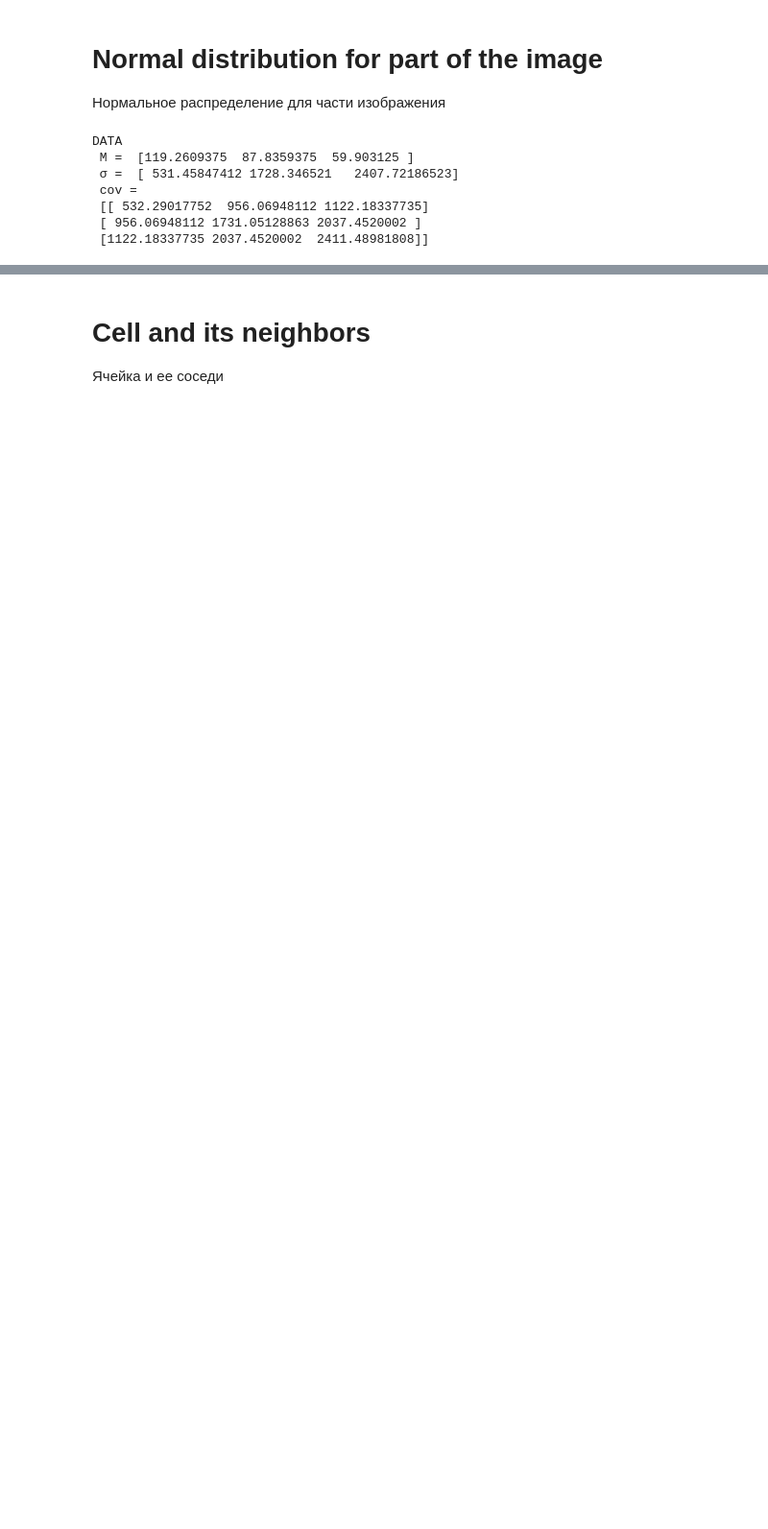
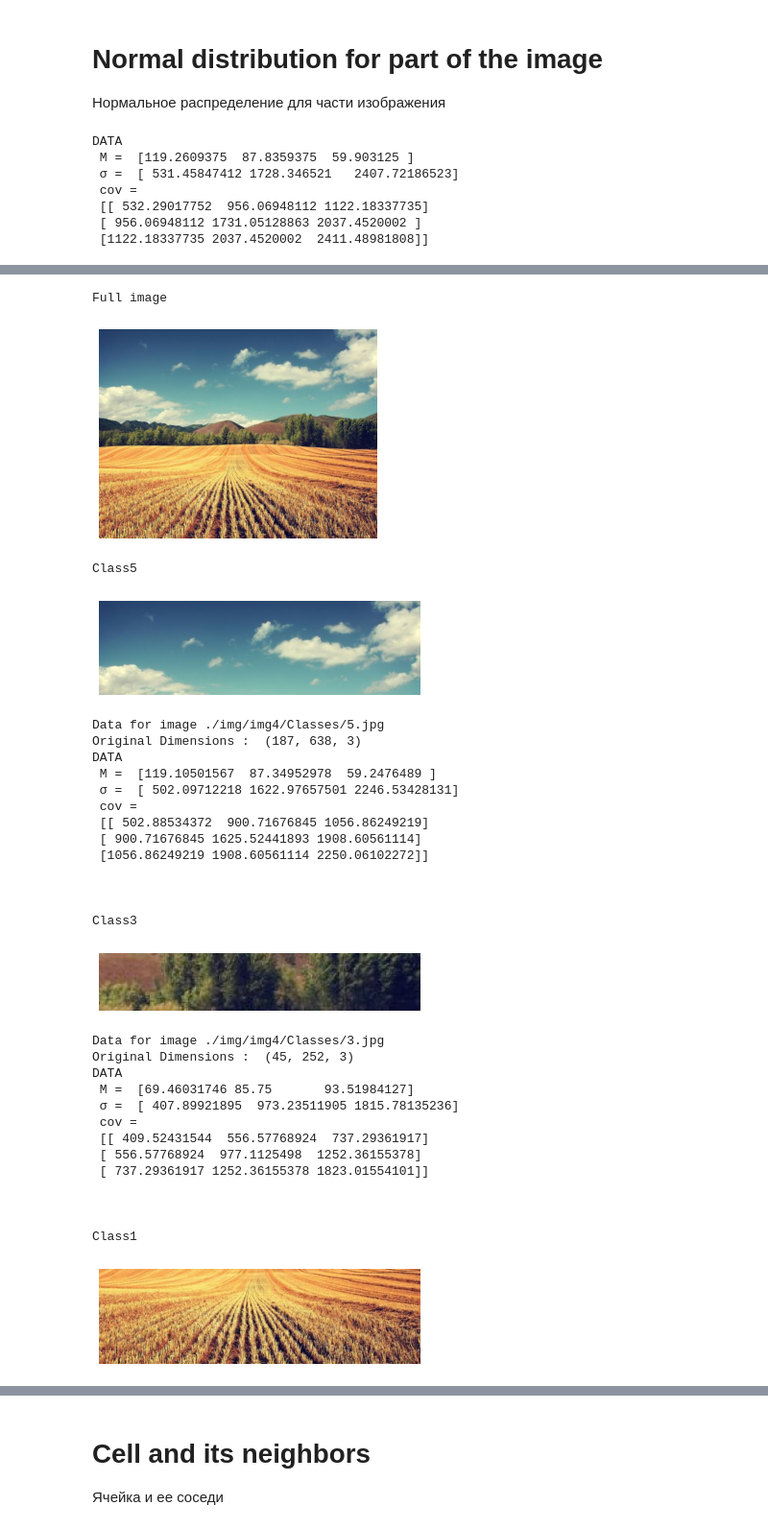
Before and after one commit to Alester99/Computational-geometry-in-computer-vision, a Jupyter notebook: Lab 2/Lab 2.ipynb, the cells around one changed output, grey strips where cells are left out. Shown at 96% size. Drawn from its saved outputs; the diff is of its cells as text; code cells hidden in the pictures; blank space fills up the shorter version.

```diff
--- a/Lab 2/Lab 2.ipynb
+++ b/Lab 2/Lab 2.ipynb
@@ -567,3 +565,0 @@ class All_distributions (object):
-# %%
-for i in [5,3,1]:
-    Image(f"./img/img4/Classes/{i}.jpg")
@@ -607,0 +566,31 @@ DATA
+# %%
+class All_distributions (object):
+    # Obtaining the covariance matrix and mathematical expectation
+    # Получение матрицы ковариации и математического ожидания
+    def __init__(self,image):
+        print("Full image")
+
+        fig, ax = plt.subplots()
+        ax.imshow(cv2.cvtColor(image.img, cv2.COLOR_BGR2RGB))
+        ax.axis('off')
+        plt.show()
+
+        self.data = {}
+        for i in [5,3,1]:
+            path = f"./img/img{image.number}/Classes/{i}.jpg"
+            print(f"Class{i}")
+            fig, ax = plt.subplots()
+            ax.imshow(cv2.cvtColor(cv2.imread(path, cv2.IMREAD_UNCHANGED), cv2.COLOR_BGR2RGB))
+            ax.axis('off')
+            plt.show()
+            print(f"Data for image {path}")
+            self.data[str(i)] = Normal_distribution(Image_class(path)).data
+            print("\n\n")
+
+        print("Part of image for test")
+        self.t = cv2.imread(f"./img/img{image.number}/test/t.jpg", cv2.IMREAD_UNCHANGED)
+        self.max_i, self.max_j, _ = self.t.shape
+        fig, ax = plt.subplots()
+        ax.imshow(cv2.cvtColor(self.t, cv2.COLOR_BGR2RGB))
+        ax.axis('off')
+        plt.show()
@@ -607,0 +614,35 @@ DATA
+# %%
+distributions = All_distributions(image)
+# %% [output]
+Full image
+[figure, added]
+Class5
+[figure, added]
+Data for image ./img/img4/Classes/5.jpg
+Original Dimensions :  (187, 638, 3)
+DATA
+ M =  [119.10501567  87.34952978  59.2476489 ]
+ σ =  [ 502.09712218 1622.97657501 2246.53428131]
+ cov =
+ [[ 502.88534372  900.71676845 1056.86249219]
+ [ 900.71676845 1625.52441893 1908.60561114]
+ [1056.86249219 1908.60561114 2250.06102272]]
+
+
+
+Class3
+[figure, added]
+Data for image ./img/img4/Classes/3.jpg
+Original Dimensions :  (45, 252, 3)
+DATA
+ M =  [69.46031746 85.75       93.51984127]
+ σ =  [ 407.89921895  973.23511905 1815.78135236]
+ cov =
+ [[ 409.52431544  556.57768924  737.29361917]
+ [ 556.57768924  977.1125498  1252.36155378]
+ [ 737.29361917 1252.36155378 1823.01554101]]
+
+
+
+Class1
+[figure, added]
```
Also changed, not shown: parts of 54 cells of this notebook, 1 other file.
